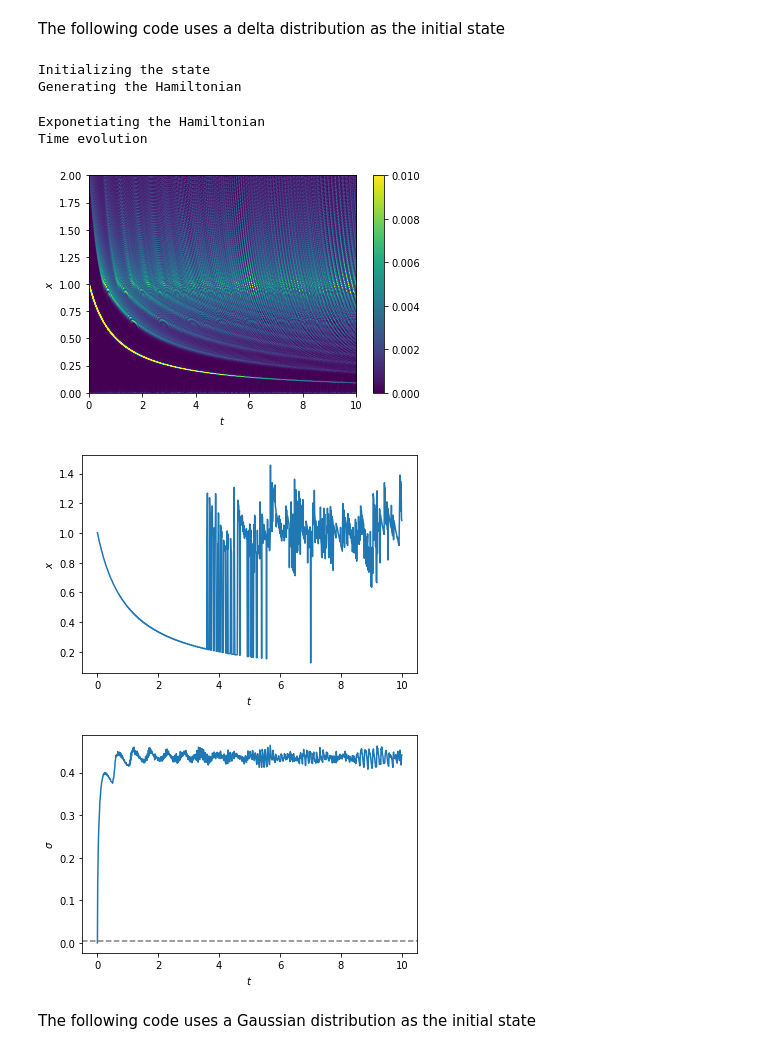
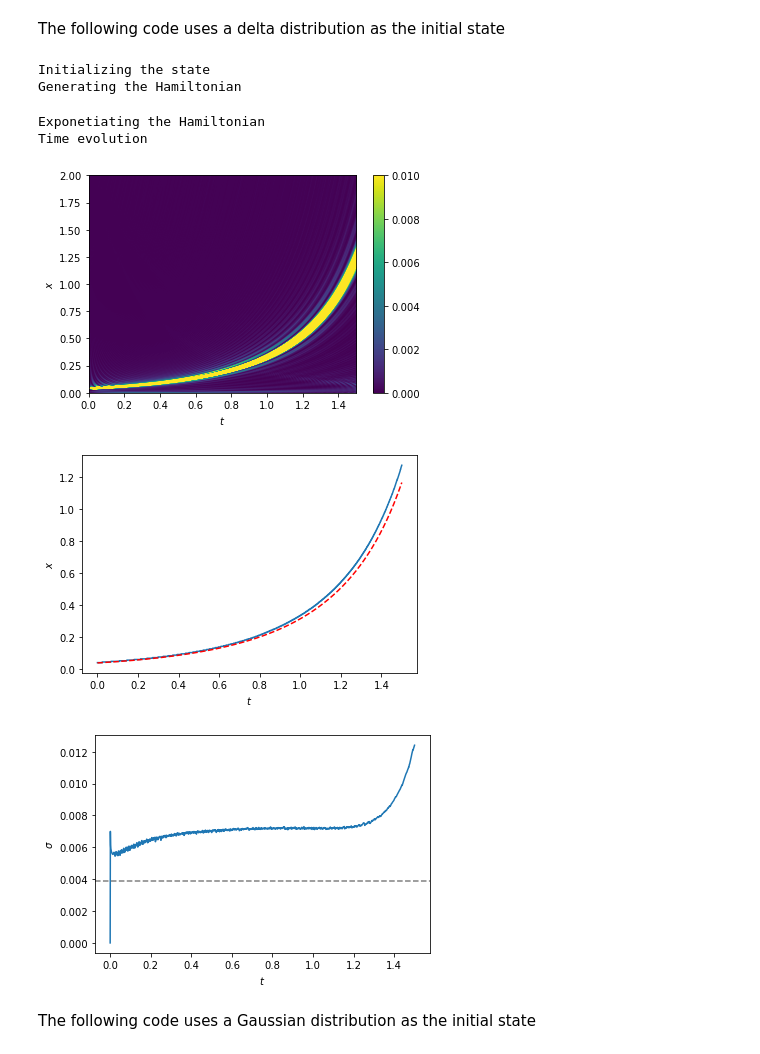
Before and after one commit to 1MChristensen/PhD-Work, a Jupyter notebook: KvN/KvN.ipynb, the cells around one changed output. Drawn from its saved outputs; the diff is of its cells as text; code cells hidden in the pictures.

```diff
--- a/KvN/KvN.ipynb
+++ b/KvN/KvN.ipynb
@@ -11,41 +14,38 @@ The following code uses a delta distribution as the initial state
 # %%
-import numpy as np
-import KvN_tools as kvn
-
 # Set up the grid
-n_qubits = 11
+n_qubits = 10
 n_grid = 2**n_qubits
 grid_extent = (0,2)
 x = np.linspace(*grid_extent, n_grid)
 
 # Set up time
-n_steps = 1000
-delta = 0.01
+n_steps = 1500
+delta = 0.001
 t = np.linspace(0, n_steps*delta, n_steps)
 
 # Set up the initial state (delta in this case)
-psi = kvn.psi0(x, 1)
+psi = kvn.psi0(x, 0.037314)
 
 # Generate the Hamiltonian to solve generic quadratic ODE,
 # i.e. ax^2 + bx + c where a,b,c are in params list
-params = (-1,0,0)
+params = (1,2,0)
 H = kvn.KvN_hamiltonian(x, params)
 
 # Time evolve the state
 psi_store = kvn.time_evolution(H, psi, delta, n_steps)
 
 # Plot the results
 kvn.plot_evolution(x, psi_store, t)
-kvn.plot_mode(x, psi_store, t)
+kvn.plot_mode(x, psi_store, t, plot_analytical=True, params=(0,-2,-2))
 kvn.plot_std(x, psi_store, t)
 # %% [output]
 Initializing the state
 Generating the Hamiltonian
 Exponetiating the Hamiltonian
 Time evolution
-[figure, old version]
+[figure, new version]
-[figure, old version]
+[figure, new version]
-[figure, old version]
+[figure, new version]
 # %% [markdown]
 The following code uses a Gaussian distribution as the initial state
 # %%
```
Also changed, not shown: parts of 2 cells of this notebook, 5 other files.
